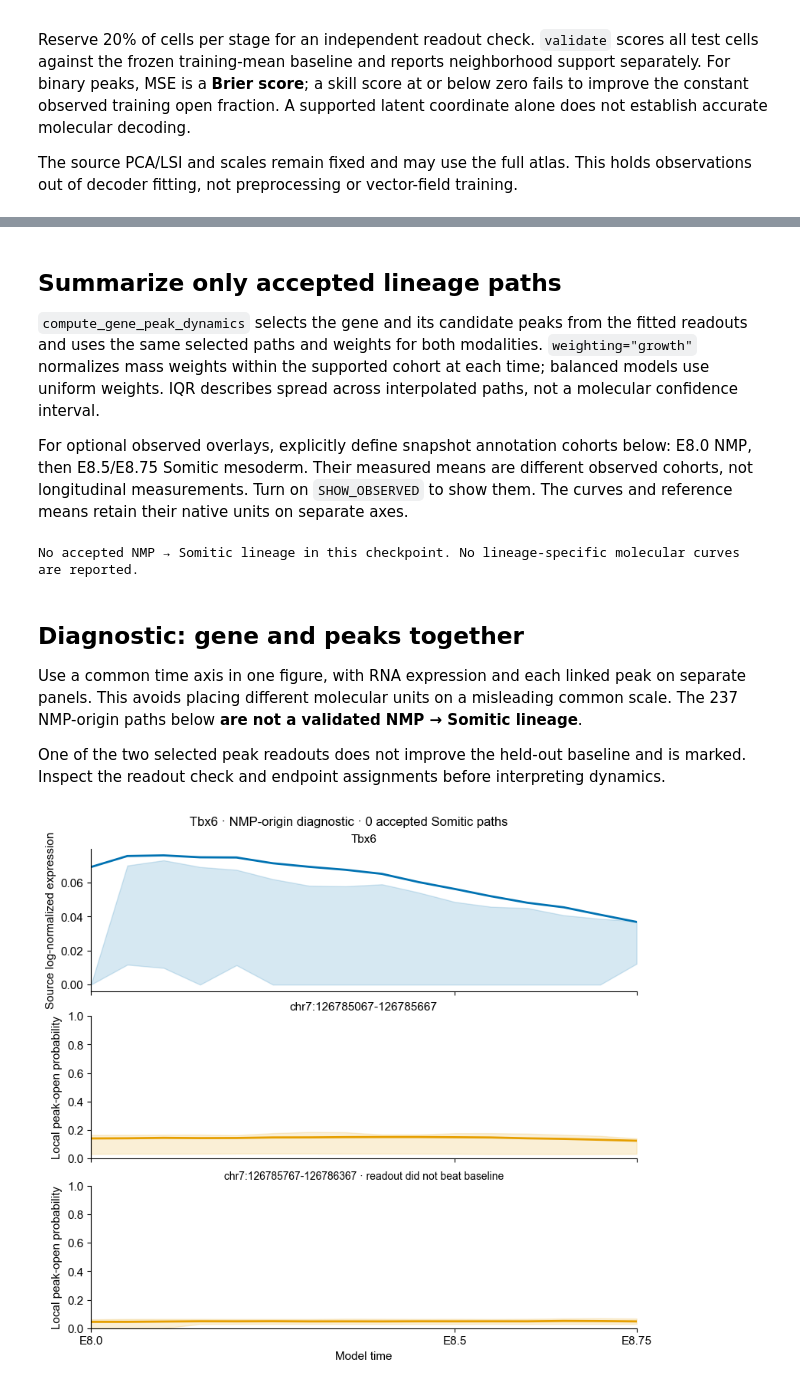
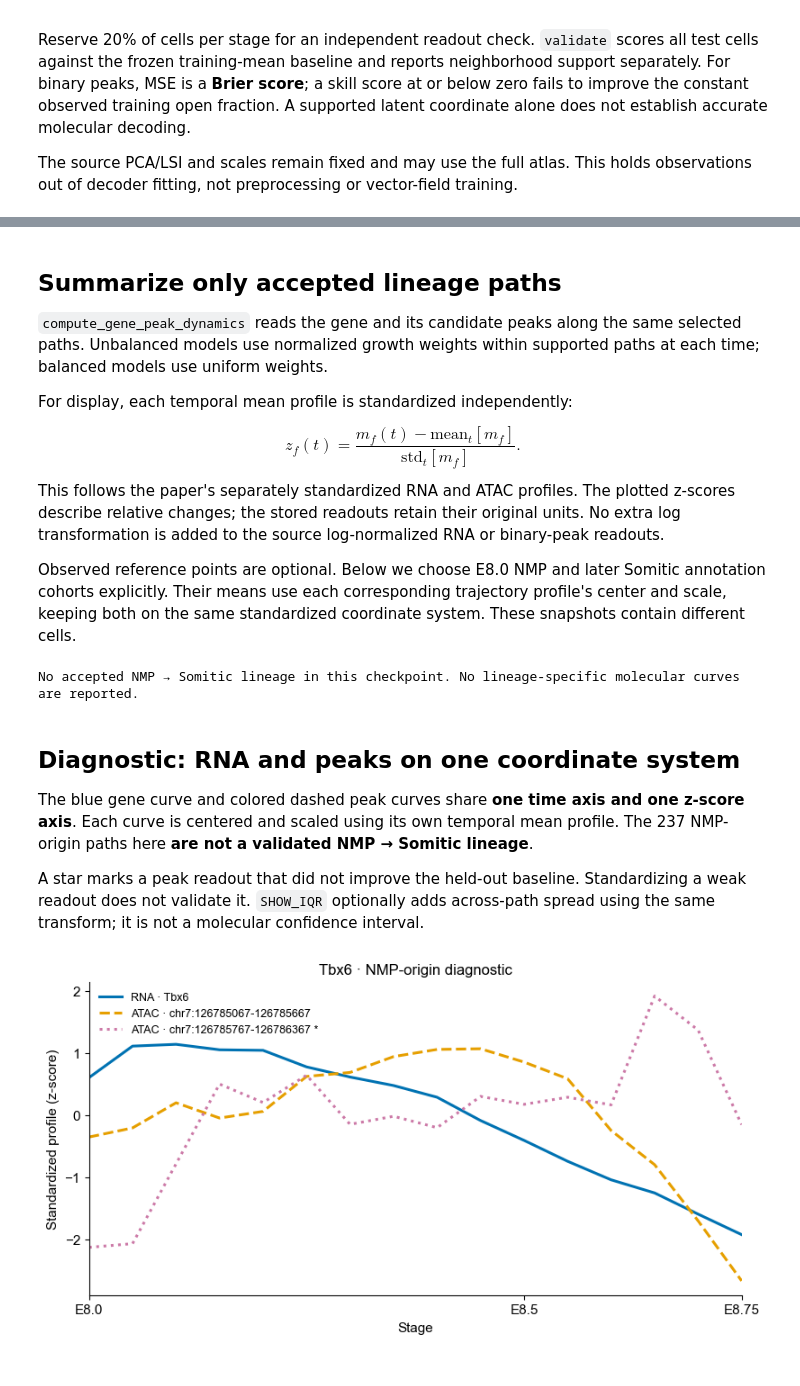
Before and after one commit to shankswang953/COATI, a Jupyter notebook: docs/tutorials/09_lineage_features.ipynb, the cells around one changed output, grey strips where cells are left out. Cells and saved outputs as stored; diff of their text form; code cells hidden in the pictures.

Commit message:
Overlay standardized RNA and peak profiles on a shared axis

```diff
--- a/docs/tutorials/09_lineage_features.ipynb
+++ b/docs/tutorials/09_lineage_features.ipynb
@@ -9,7 +9,6 @@ Run [the gastrulation dynamics tutorial](07_dynamics.ipynb) first, using its sav
 # %%
 from pathlib import Path
 import os
-import uuid
 import json
 import numpy as np
 import pandas as pd
@@ -24,13 +23,13 @@ project_dir = Path.cwd().parent if Path.cwd().name == "notebooks" else Path.cwd(
 LATENT_DIR = Path(os.environ.get("COATI_GASTRULATION_DATA", project_dir.parent / "TraInfBench/data/processed/gastrulation"))
 RAW_DIR = Path(os.environ.get("COATI_GASTRULATION_FEATURES", project_dir.parent / "TraInf/TraInf/Gastrulation/data"))
 MODEL_DIR = Path(os.environ.get("COATI_GASTRULATION_RESULT", project_dir / "outputs/gastrulation-dynamics"))
-output_dir = Path("outputs") / ("lineage-dynamics-" + uuid.uuid4().hex[:8])
-output_dir.mkdir(parents=True, exist_ok=False)
 # Change the gene name; peak IDs are resolved automatically from annotations.
 GENE = "Tbx6"
 PEAK_REGION = "promoter"  # None includes all candidate regions in the table.
 MAX_PEAKS = 2             # None includes all eligible candidate peaks.
-PLOT_LAYOUT = "combined" # "separate" creates a gene figure and a peak figure.
+PLOT_LAYOUT = "combined" # RNA and all peaks on one axis; "separate" uses separate figures.
+NORMALIZATION = "zscore" # Standardize each temporal profile independently.
+SHOW_IQR = False         # Optional across-path spread, in the same standardized units.
 SHOW_OBSERVED = False     # Optional measured snapshot-cohort means.
 # %% [markdown]
 ## Verify inputs and start from NMP
@@ -168,9 +164,15 @@ quality.round(4)
 # %% [markdown]
 ## Summarize only accepted lineage paths
 
-`compute_gene_peak_dynamics` selects the gene and its candidate peaks from the fitted readouts and uses the same selected paths and weights for both modalities. `weighting="growth"` normalizes mass weights within the supported cohort at each time; balanced models use uniform weights. IQR describes spread across interpolated paths, not a molecular confidence interval.
+`compute_gene_peak_dynamics` reads the gene and its candidate peaks along the same selected paths. Unbalanced models use normalized growth weights within supported paths at each time; balanced models use uniform weights.
 
-For optional observed overlays, explicitly define snapshot annotation cohorts below: E8.0 NMP, then E8.5/E8.75 Somitic mesoderm. Their measured means are different observed cohorts, not longitudinal measurements. Turn on `SHOW_OBSERVED` to show them. The curves and reference means retain their native units on separate axes.
+For display, each temporal mean profile is standardized independently:
+
+$$z_f(t)=\frac{m_f(t)-\mathrm{mean}_t[m_f]}{\mathrm{std}_t[m_f]}.$$
+
+This follows the paper's separately standardized RNA and ATAC profiles. The plotted z-scores describe relative changes; the stored readouts retain their original units. No extra log transformation is added to the source log-normalized RNA or binary-peak readouts.
+
+Observed reference points are optional. Below we choose E8.0 NMP and later Somitic annotation cohorts explicitly. Their means use each corresponding trajectory profile's center and scale, keeping both on the same standardized coordinate system. These snapshots contain different cells.
 # %%
 reference_times = [1., 2., 2.5]
 reference_types = ["NMP", "Somitic mesoderm", "Somitic mesoderm"]
@@ -184,60 +186,55 @@ for time, celltype in zip(reference_times, reference_types):
             observed_rows.append(dict(modality=modality, feature=feature, time=time,
                                       mean=float(values[mask, j].mean()), n_cells=int(mask.sum()), cohort=celltype))
 observed_summary = pd.DataFrame(observed_rows)
-observed_summary.to_csv(output_dir / "observed_snapshot_means.csv", index=False)
 weighting = "growth" if "log_weights" in trajectory else "uniform"
 if len(lineage.indices):
     lineage_pair = ds.compute_gene_peak_dynamics(
         GENE, trajectory, gene_decoder=rna_decoder, peak_decoder=atac_decoder,
         peak_gene_links=links, selection=lineage, weighting=weighting,
     )
-    lineage_pair.plot(layout=PLOT_LAYOUT, show_observed=SHOW_OBSERVED, observed=observed_summary)
+    lineage_pair.plot(layout=PLOT_LAYOUT, normalization=NORMALIZATION,
+                      show_observed=SHOW_OBSERVED, observed=observed_summary, show_iqr=SHOW_IQR)
     plt.show()
-    lineage_pair.rna.summary.to_csv(output_dir / "lineage_gene_dynamics.csv", index=False)
-    lineage_pair.atac.summary.to_csv(output_dir / "lineage_peak_dynamics.csv", index=False)
 else:
     print("No accepted NMP → Somitic lineage in this checkpoint. No lineage-specific molecular curves are reported.")
 # %% [output]
 No accepted NMP → Somitic lineage in this checkpoint. No lineage-specific molecular curves are reported.
 # %% [markdown]
-## Diagnostic: gene and peaks together
+## Diagnostic: RNA and peaks on one coordinate system
 
-Use a common time axis in one figure, with RNA expression and each linked peak on separate panels. This avoids placing different molecular units on a misleading common scale. The 237 NMP-origin paths below **are not a validated NMP → Somitic lineage**.
+The blue gene curve and colored dashed peak curves share **one time axis and one z-score axis**. Each curve is centered and scaled using its own temporal mean profile. The 237 NMP-origin paths here **are not a validated NMP → Somitic lineage**.
 
-One of the two selected peak readouts does not improve the held-out baseline and is marked. Inspect the readout check and endpoint assignments before interpreting dynamics.
+A star marks a peak readout that did not improve the held-out baseline. Standardizing a weak readout does not validate it. `SHOW_IQR` optionally adds across-path spread using the same transform; it is not a molecular confidence interval.
 # %%
 diagnostic_pair = ds.compute_gene_peak_dynamics(
     GENE, trajectory, gene_decoder=rna_decoder, peak_decoder=atac_decoder,
     peak_gene_links=links, weighting=weighting,
 )
-diagnostic_genes, diagnostic_peaks = diagnostic_pair.rna, diagnostic_pair.atac
 
-def format_and_save(axes_by_modality, filename):
-    figures = []
-    for group, axes in axes_by_modality.items():
-        for ax in axes:
-            ax.set_xticks(reference_times, ["E8.0", "E8.5", "E8.75"])
-        if group == "peaks":
-            for peak, ax in zip(diagnostic_pair.atac.features, axes):
-                if peak_quality.set_index("feature").loc[peak, "skill_vs_training_mean"] <= 0:
-                    ax.set_title(peak + " · readout did not beat baseline", fontsize=10)
-        if axes[0].figure not in figures:
-            figures.append(axes[0].figure)
-    for index, figure in enumerate(figures):
-        figure.suptitle(f"{GENE} · NMP-origin diagnostic · {len(lineage.indices)} accepted Somitic paths", fontsize=12)
-        suffix = "" if len(figures) == 1 else ("_gene" if index == 0 else "_peaks")
-        figure.savefig(output_dir / (filename + suffix + ".png"), dpi=180, bbox_inches="tight")
-        figure.savefig(output_dir / (filename + suffix + ".pdf"), bbox_inches="tight")
+def format_plot(axes_by_modality):
+    unique_axes = list(dict.fromkeys([*axes_by_modality["gene"], *axes_by_modality["peaks"]]))
+    for ax in unique_axes:
+        ax.set_xticks(reference_times, ["E8.0", "E8.5", "E8.75"])
+        ax.set_xlabel("Stage")
+    for peak, ax in zip(diagnostic_pair.atac.features, axes_by_modality["peaks"]):
+        if peak_quality.set_index("feature").loc[peak, "skill_vs_training_mean"] <= 0:
+            for line in ax.lines:
+                if line.get_label().startswith(f"ATAC · {peak}"):
+                    line.set_label(line.get_label() + " *")
+    for ax in unique_axes:
+        ax.legend(frameon=False, fontsize=9, loc="best")
+    for figure in dict.fromkeys(ax.figure for ax in unique_axes):
+        if len(figure.axes) == 1:
+            figure.axes[0].set_title(f"{GENE} · NMP-origin diagnostic", fontsize=12)
+        else:
+            figure.suptitle(f"{GENE} · NMP-origin diagnostic", fontsize=12)
     plt.show()
-    for figure in figures:
-        plt.close(figure)
 
-axes = diagnostic_pair.plot(layout=PLOT_LAYOUT, show_observed=SHOW_OBSERVED, observed=observed_summary)
-format_and_save(axes, "diagnostic_gene_peaks")
-diagnostic_genes.summary.to_csv(output_dir / "diagnostic_genes.csv", index=False)
-diagnostic_peaks.summary.to_csv(output_dir / "diagnostic_peaks.csv", index=False)
+axes = diagnostic_pair.plot(layout=PLOT_LAYOUT, normalization=NORMALIZATION,
+                            show_observed=SHOW_OBSERVED, observed=observed_summary, show_iqr=SHOW_IQR)
+format_plot(axes)
 # %% [output]
-[figure, old version]
+[figure, new version]
 # %% [markdown]
 ## Plot separately or add observed snapshots
 
```
Also changed, not shown: parts of 8 cells of this notebook, 6 other files.
